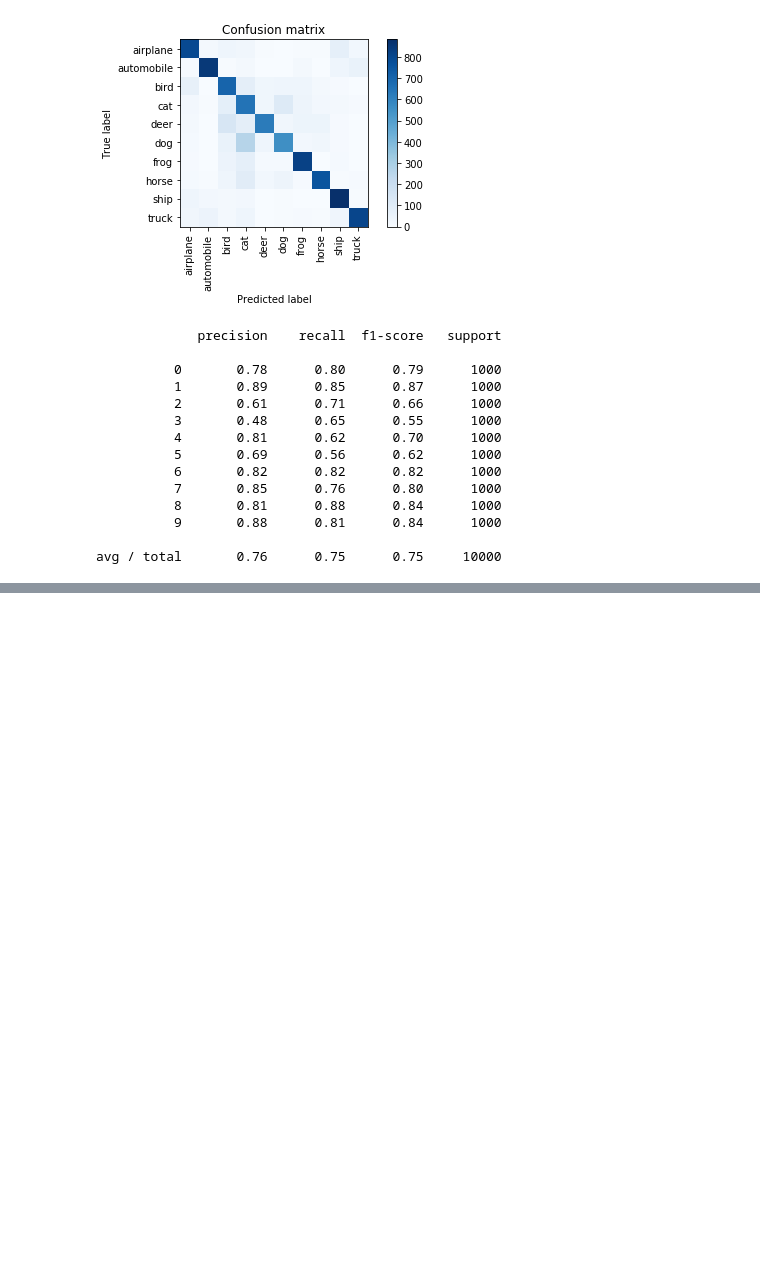
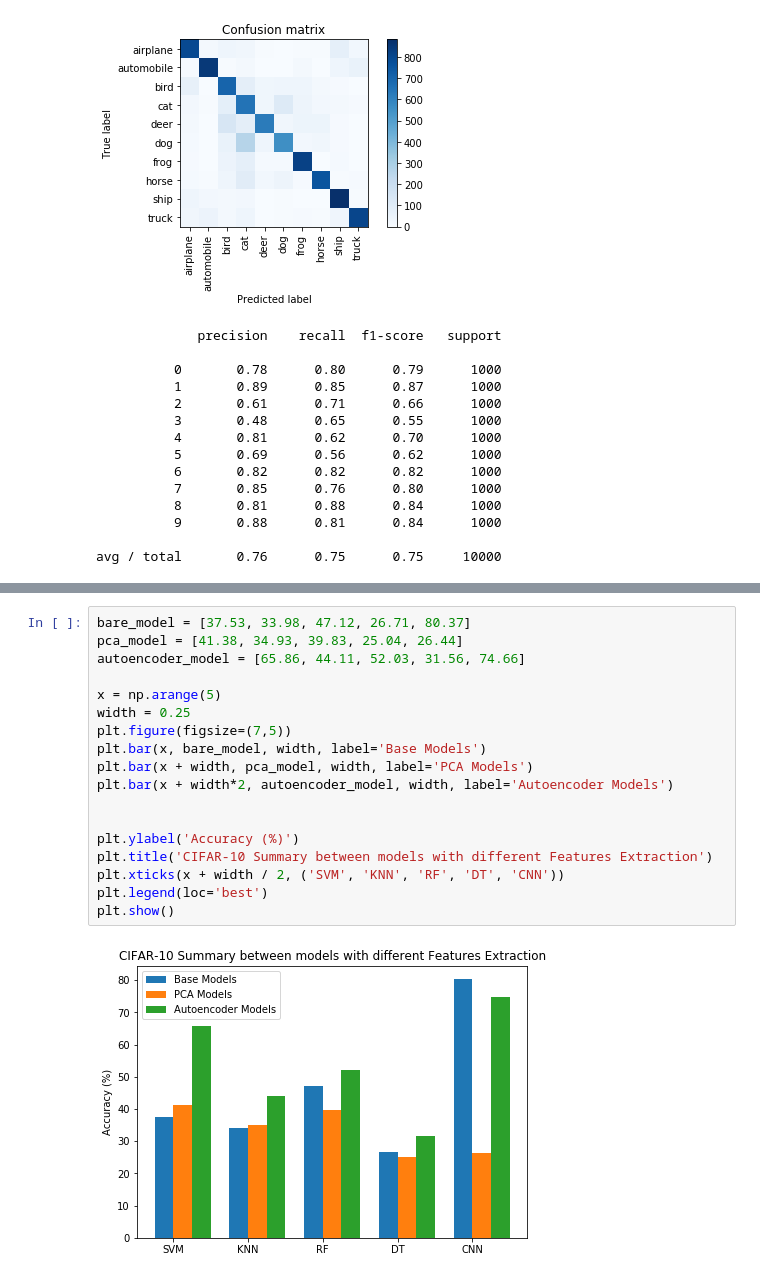
Before and after one commit to hgdangkhoi/Image-Classification-with-Fashion-MNIST-and-CIFAR-10, a Jupyter notebook: Image Classification with Fashion-MNIST and CIFAR-10.ipynb, the cells around one changed output, grey strips where cells are left out. Saved outputs shown, nothing was run; the diff lists cells and outputs as text; blank space fills up the shorter version.

```diff
--- a/Image Classification with Fashion-MNIST and CIFAR-10.ipynb
+++ b/Image Classification with Fashion-MNIST and CIFAR-10.ipynb
@@ -2954,0 +2975,20 @@ avg / total       0.76      0.75      0.75     10000
+# %%
+bare_model = [37.53, 33.98, 47.12, 26.71, 80.37]
+pca_model = [41.38, 34.93, 39.83, 25.04, 26.44]
+autoencoder_model = [65.86, 44.11, 52.03, 31.56, 74.66]
+
+x = np.arange(5)
+width = 0.25
+plt.figure(figsize=(7,5))
+plt.bar(x, bare_model, width, label='Base Models')
+plt.bar(x + width, pca_model, width, label='PCA Models')
+plt.bar(x + width*2, autoencoder_model, width, label='Autoencoder Models')
+
+
+plt.ylabel('Accuracy (%)')
+plt.title('CIFAR-10 Summary between models with different Features Extraction')
+plt.xticks(x + width / 2, ('SVM', 'KNN', 'RF', 'DT', 'CNN'))
+plt.legend(loc='best')
+plt.show()
+# %% [output]
+[figure, added]
```
Also changed, not shown: parts of 1 cell of this notebook.
